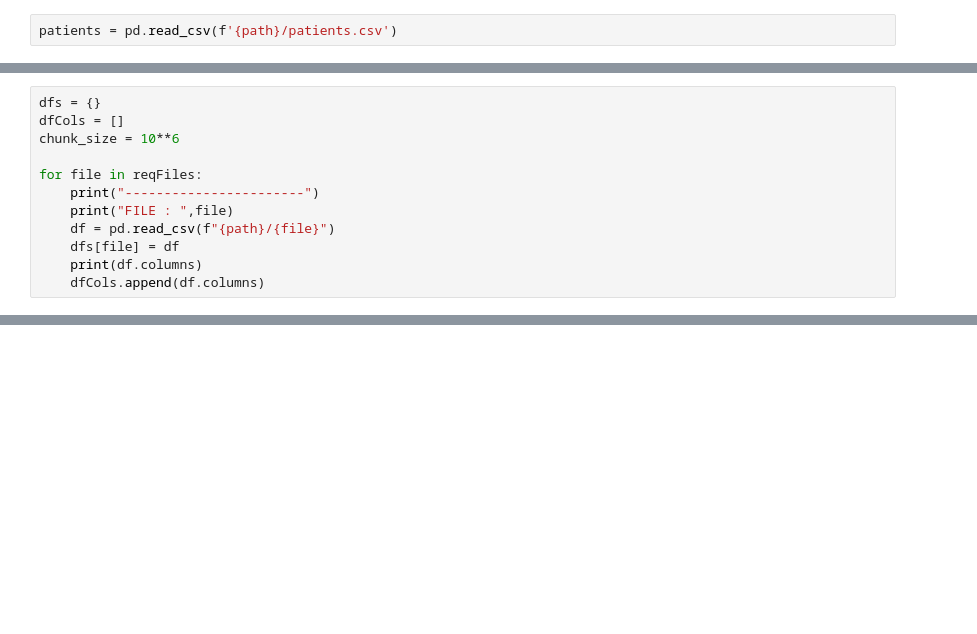
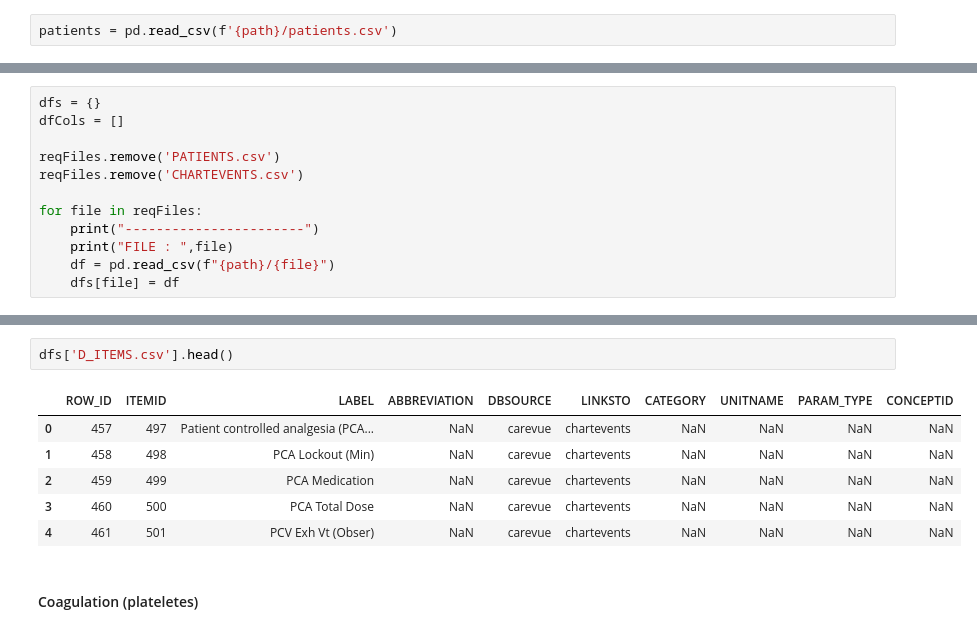
Before and after one commit to tblicharznjit/DS669_Group1, a Jupyter notebook: createData.ipynb, the cells around one changed output, grey strips where cells are left out. Drawn from its saved outputs; the diff is of its cells as text; blank space fills up the shorter version.

Commit message:
adult patients done, initiated sofa calculations

```diff
--- a/createData.ipynb
+++ b/createData.ipynb
@@ -26,15 +68,15 @@ for chunk in pd.read_csv(f'{path}/chartevents.csv', chunk_size = 10**6):
 # %%
 dfs = {}
 dfCols = []
-chunk_size = 10**6
+
+reqFiles.remove('PATIENTS.csv')
+reqFiles.remove('CHARTEVENTS.csv')
 
 for file in reqFiles:
     print("-----------------------")
     print("FILE : ",file)
     df = pd.read_csv(f"{path}/{file}")
     dfs[file] = df
-    print(df.columns)
-    dfCols.append(df.columns)
 # %% [output]
 -----------------------
 FILE :  PROCEDUREEVENTS_MV.csv
@@ -97,0 +349,11 @@ allFeatures = [
+# %%
+dfs['D_ITEMS.csv'].head()
+# %% [output]
+|  | ROW_ID | ITEMID | LABEL | ABBREVIATION | DBSOURCE | LINKSTO | CATEGORY | UNITNAME | PARAM_TYPE | CONCEPTID |
+| 0 | 457 | 497 | Patient controlled analgesia (PCA... | NaN | carevue | chartevents | NaN | NaN | NaN | NaN |
+| 1 | 458 | 498 | PCA Lockout (Min) | NaN | carevue | chartevents | NaN | NaN | NaN | NaN |
+| 2 | 459 | 499 | PCA Medication | NaN | carevue | chartevents | NaN | NaN | NaN | NaN |
+| 3 | 460 | 500 | PCA Total Dose | NaN | carevue | chartevents | NaN | NaN | NaN | NaN |
+| 4 | 461 | 501 | PCV Exh Vt (Obser) | NaN | carevue | chartevents | NaN | NaN | NaN | NaN |
+# %% [markdown]
+#### Coagulation (plateletes)
```
Also changed, not shown: parts of 33 cells of this notebook.
